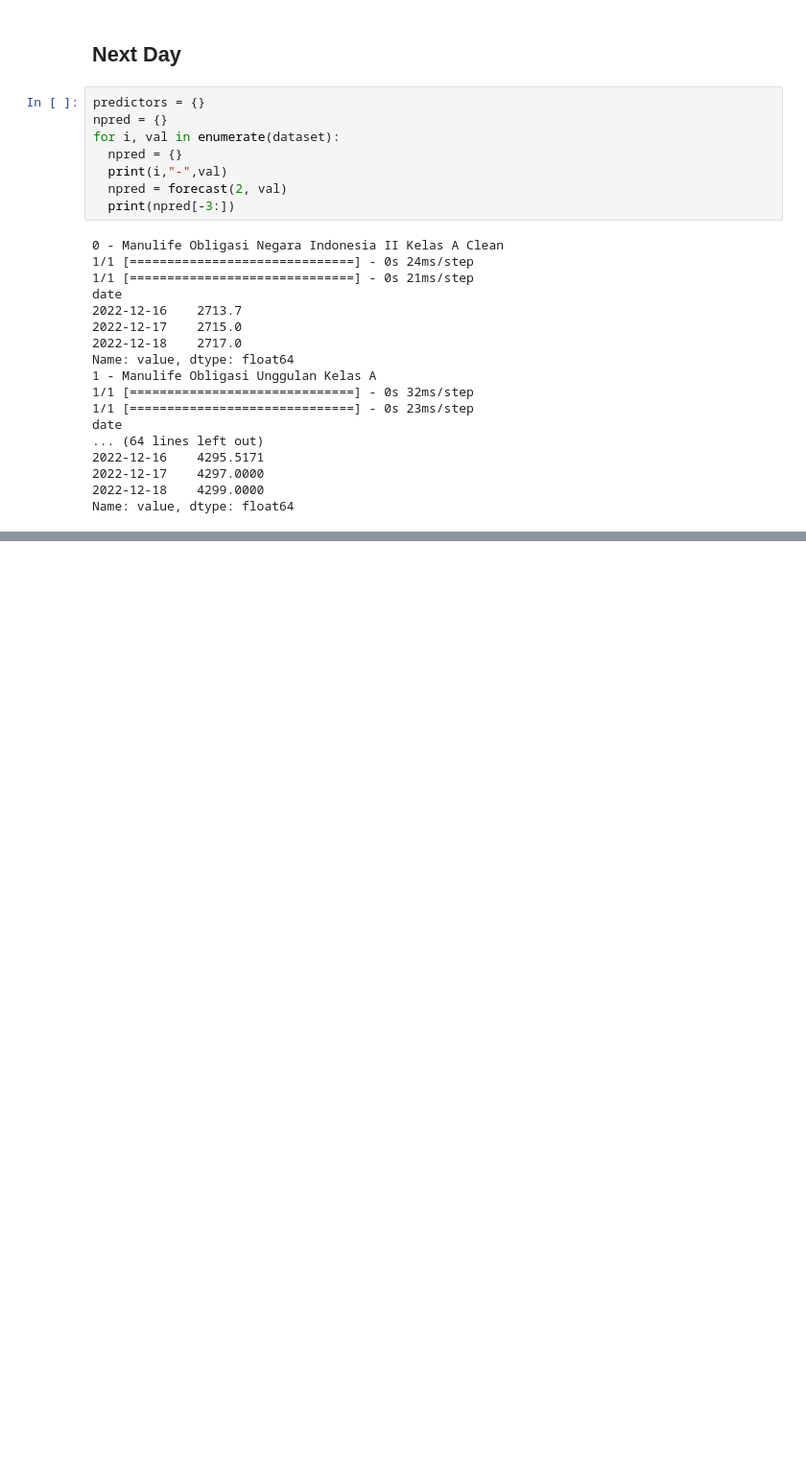
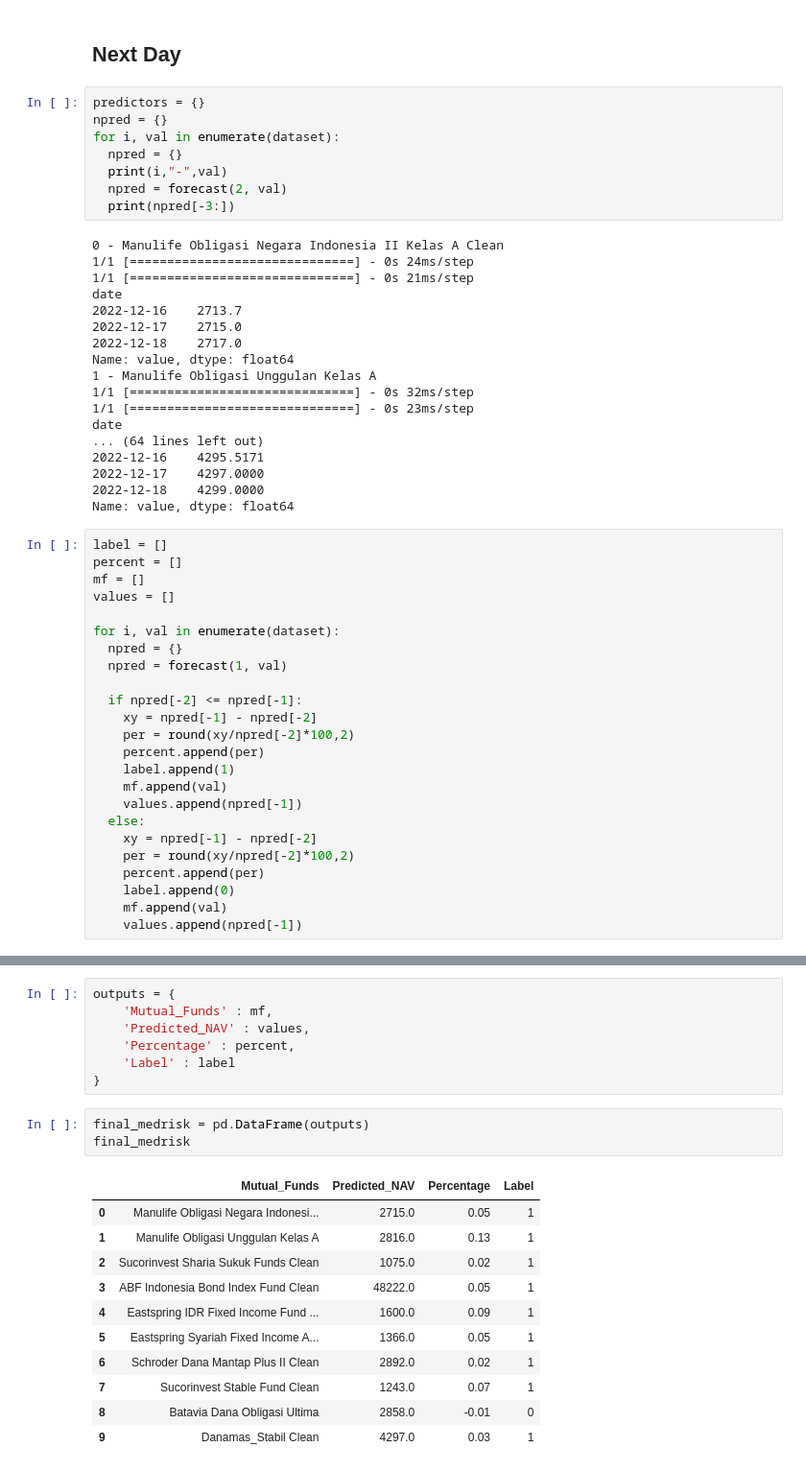
Before and after one commit to H8-Assignments-Bay/p2---final-project-ftds-016-rmt-group-002, a Jupyter notebook: modelling/Modelling_midrisk.ipynb, the cells around one changed output, grey strips where cells are left out. Shown at 96% size. Saved outputs shown, nothing was run; the diff lists cells and outputs as text; blank space fills up the shorter version.

```diff
--- a/modelling/Modelling_midrisk.ipynb
+++ b/modelling/Modelling_midrisk.ipynb
@@ -376,3 +376,27 @@ date
 2022-12-17    4297.0000
 2022-12-18    4299.0000
 Name: value, dtype: float64
+# %%
+label = []
+percent = []
+mf = []
+values = []
+
+for i, val in enumerate(dataset):
+  npred = {}
+  npred = forecast(1, val)
+
+  if npred[-2] <= npred[-1]:
+    xy = npred[-1] - npred[-2]
+    per = round(xy/npred[-2]*100,2)
+    percent.append(per)
+    label.append(1)
+    mf.append(val)
+    values.append(npred[-1])
+  else:
+    xy = npred[-1] - npred[-2]
+    per = round(xy/npred[-2]*100,2)
+    percent.append(per)
+    label.append(0)
+    mf.append(val)
+    values.append(npred[-1])
@@ -378,0 +414,22 @@ Name: value, dtype: float64
+# %%
+outputs = {
+    'Mutual_Funds' : mf,
+    'Predicted_NAV' : values,
+    'Percentage' : percent,
+    'Label' : label
+}
+# %%
+final_medrisk = pd.DataFrame(outputs)
+final_medrisk
+# %% [output]
+|  | Mutual_Funds | Predicted_NAV | Percentage | Label |
+| 0 | Manulife Obligasi Negara Indonesi... | 2715.0 | 0.05 | 1 |
+| 1 | Manulife Obligasi Unggulan Kelas A | 2816.0 | 0.13 | 1 |
+| 2 | Sucorinvest Sharia Sukuk Funds Clean | 1075.0 | 0.02 | 1 |
+| 3 | ABF Indonesia Bond Index Fund Clean | 48222.0 | 0.05 | 1 |
+| 4 | Eastspring IDR Fixed Income Fund ... | 1600.0 | 0.09 | 1 |
+| 5 | Eastspring Syariah Fixed Income A... | 1366.0 | 0.05 | 1 |
+| 6 | Schroder Dana Mantap Plus II Clean | 2892.0 | 0.02 | 1 |
+| 7 | Sucorinvest Stable Fund Clean | 1243.0 | 0.07 | 1 |
+| 8 | Batavia Dana Obligasi Ultima | 2858.0 | -0.01 | 0 |
+| 9 | Danamas_Stabil Clean | 4297.0 | 0.03 | 1 |
```
Also changed, not shown: parts of 3 cells of this notebook, 1 other file.
